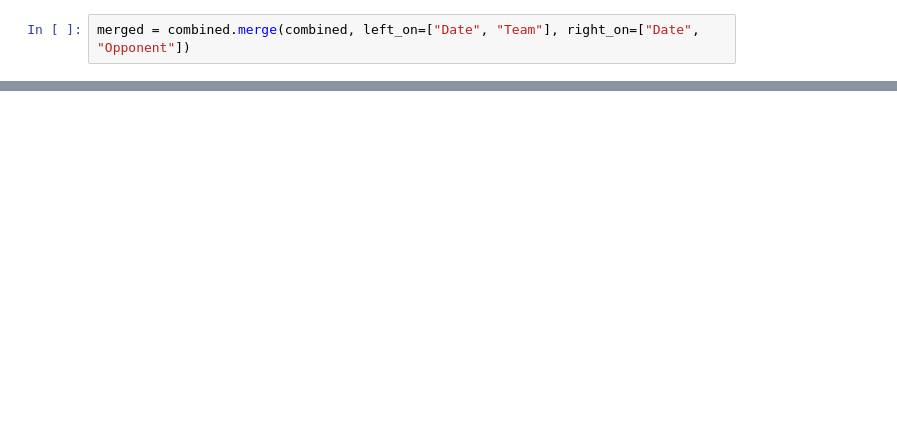
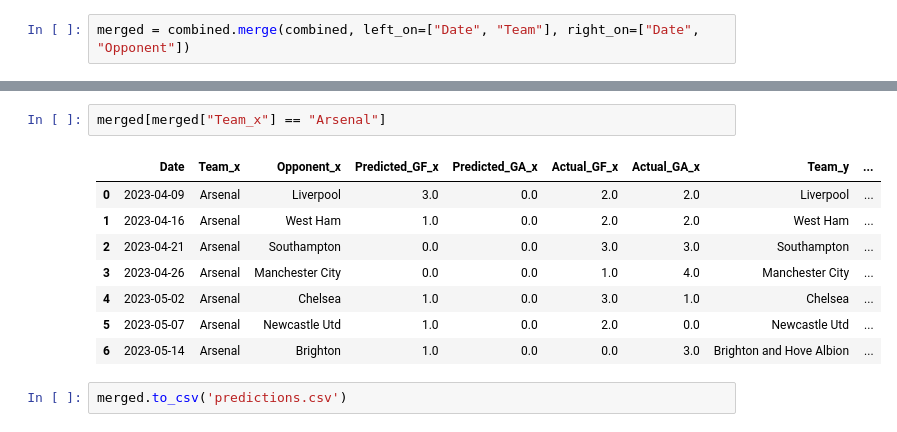
Before and after one commit to adityanegii/Match-Predictor-FBREF, a Jupyter notebook: prediction.ipynb, the cells around one changed output, grey strips where cells are left out. Cells and saved outputs as stored; diff of their text form; blank space fills up the shorter version.

```diff
--- a/prediction.ipynb
+++ b/prediction.ipynb
@@ -235,0 +187,13 @@ merged
+# %%
+merged[merged["Team_x"] == "Arsenal"]
+# %% [output]
+|  | Date | Team_x | Opponent_x | Predicted_GF_x | Predicted_GA_x | Actual_GF_x | Actual_GA_x | Team_y | ... |
+| 0 | 2023-04-09 | Arsenal | Liverpool | 3.0 | 0.0 | 2.0 | 2.0 | Liverpool | ... |
+| 1 | 2023-04-16 | Arsenal | West Ham | 1.0 | 0.0 | 2.0 | 2.0 | West Ham | ... |
+| 2 | 2023-04-21 | Arsenal | Southampton | 0.0 | 0.0 | 3.0 | 3.0 | Southampton | ... |
+| 3 | 2023-04-26 | Arsenal | Manchester City | 0.0 | 0.0 | 1.0 | 4.0 | Manchester City | ... |
+| 4 | 2023-05-02 | Arsenal | Chelsea | 1.0 | 0.0 | 3.0 | 1.0 | Chelsea | ... |
+| 5 | 2023-05-07 | Arsenal | Newcastle Utd | 1.0 | 0.0 | 2.0 | 0.0 | Newcastle Utd | ... |
+| 6 | 2023-05-14 | Arsenal | Brighton | 1.0 | 0.0 | 0.0 | 3.0 | Brighton and Hove Albion | ... |
+# %%
+merged.to_csv('predictions.csv')
```
Also changed, not shown: parts of 25 cells of this notebook, 2 other files.
